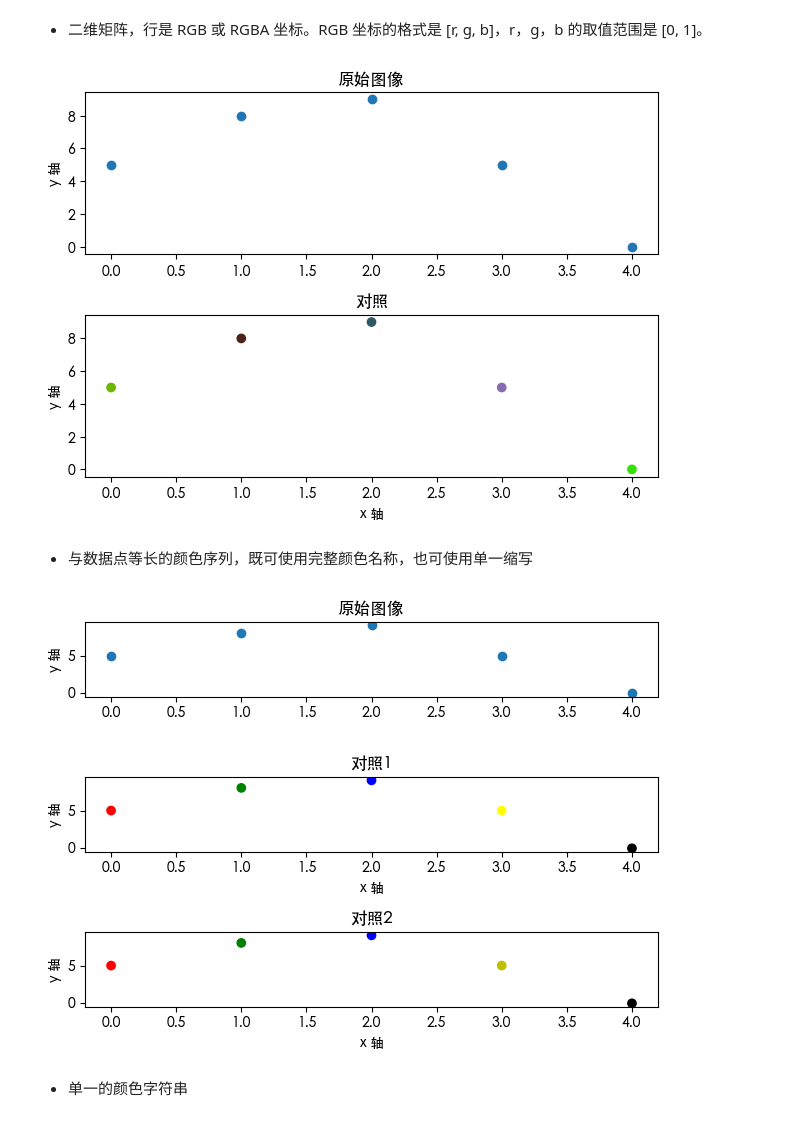
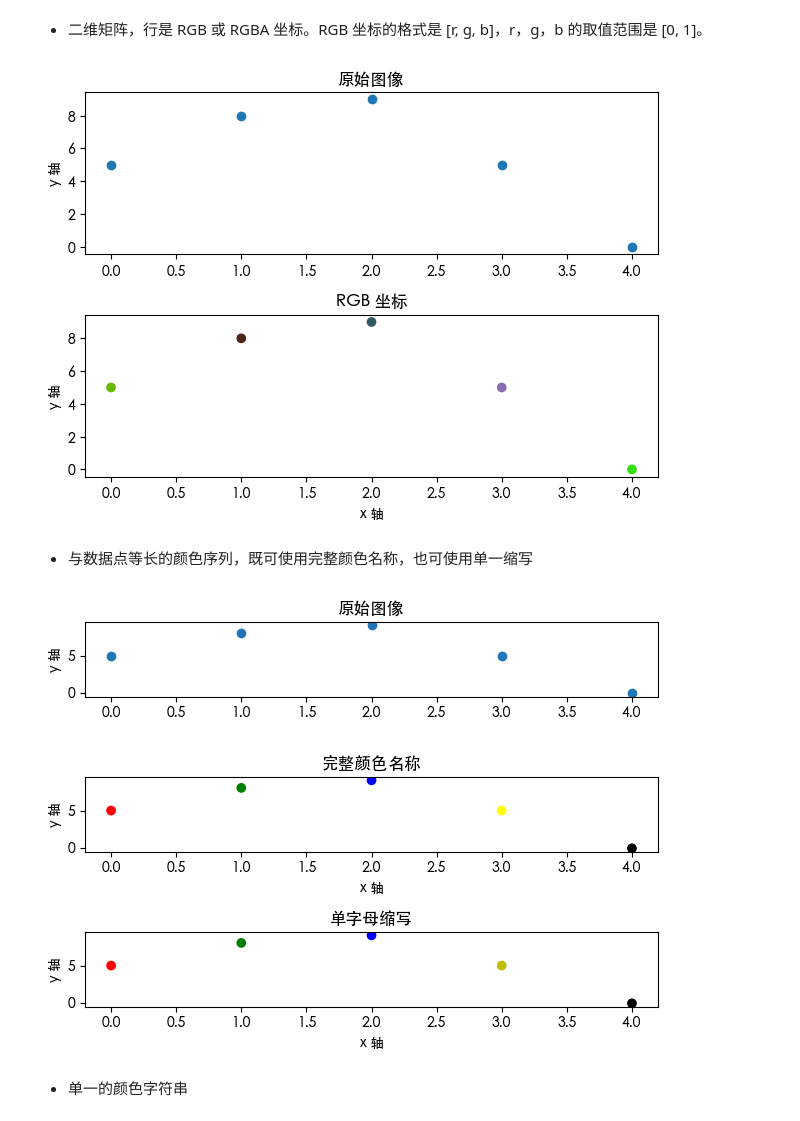
Before and after one commit to vincent507cpu/mastering_matplotlib, a Jupyter notebook: chapter_01/03_scatter_plot.ipynb, the cells around one changed output. Saved outputs shown, nothing was run; the diff lists cells and outputs as text; code cells hidden in the pictures.

```diff
--- a/chapter_01/03_scatter_plot.ipynb
+++ b/chapter_01/03_scatter_plot.ipynb
@@ -115,36 +106,37 @@ ax1.set_title('原始图像')
 ax2.scatter(df['x'], df['y'], c=np.random.rand(5, 3)) # RGB 坐标
 ax2.set_xlabel('x 轴')
 ax2.set_ylabel('y 轴')
-ax2.set_title('对照')
+ax2.set_title('RGB 坐标')
 
 fig.tight_layout()
+plt.savefig('05.png')
 plt.show()
 # %% [output]
-[figure, old version]
+[figure, new version]
 # %% [markdown]
 - 与数据点等长的颜色序列，既可使用完整颜色名称，也可使用单一缩写
 # %%
 np.random.seed(1)
 fig, (ax1, ax2, ax3) = plt.subplots(3)
 
 ax1.scatter(df['x'], df['y']) # 显式传入 x，y
 ax1.set_ylabel('y 轴')
 ax1.set_title('原始图像')
 
-ax2.scatter(df['x'], df['y'], c=['red', 'green', 'blue', 'yellow', 'black']) # RGB 坐标
+ax2.scatter(df['x'], df['y'], c=['red', 'green', 'blue', 'yellow', 'black']) # 完整颜色名称
 ax2.set_xlabel('x 轴')
 ax2.set_ylabel('y 轴')
-ax2.set_title('对照1')
+ax2.set_title('完整颜色名称')
 
-ax3.scatter(df['x'], df['y'], c=['r', 'g', 'b', 'y', 'k']) # RGB 坐标
+ax3.scatter(df['x'], df['y'], c=['r', 'g', 'b', 'y', 'k']) # 单字母缩写
 ax3.set_xlabel('x 轴')
 ax3.set_ylabel('y 轴')
-ax3.set_title('对照2')
+ax3.set_title('单字母缩写')
 
 fig.tight_layout()
 plt.show()
 # %% [output]
-[figure, old version]
+[figure, new version]
 # %% [markdown]
 - 单一的颜色字符串
 # %%
```
Also changed, not shown: parts of 18 cells of this notebook.
